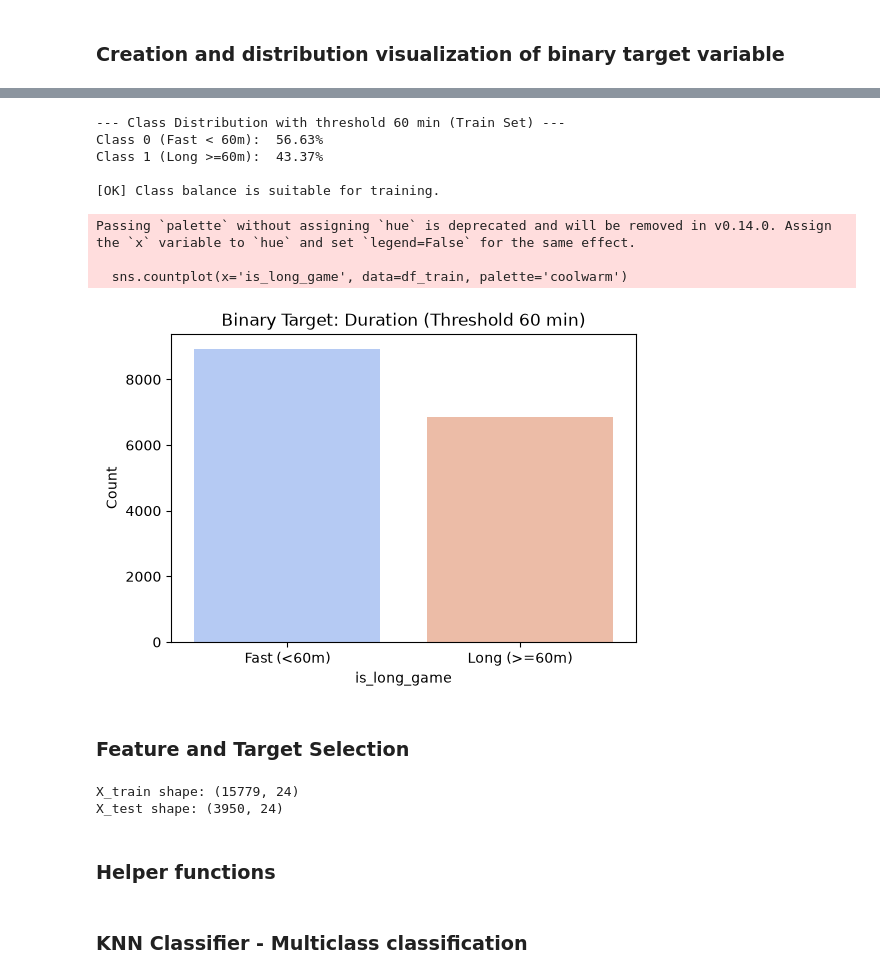
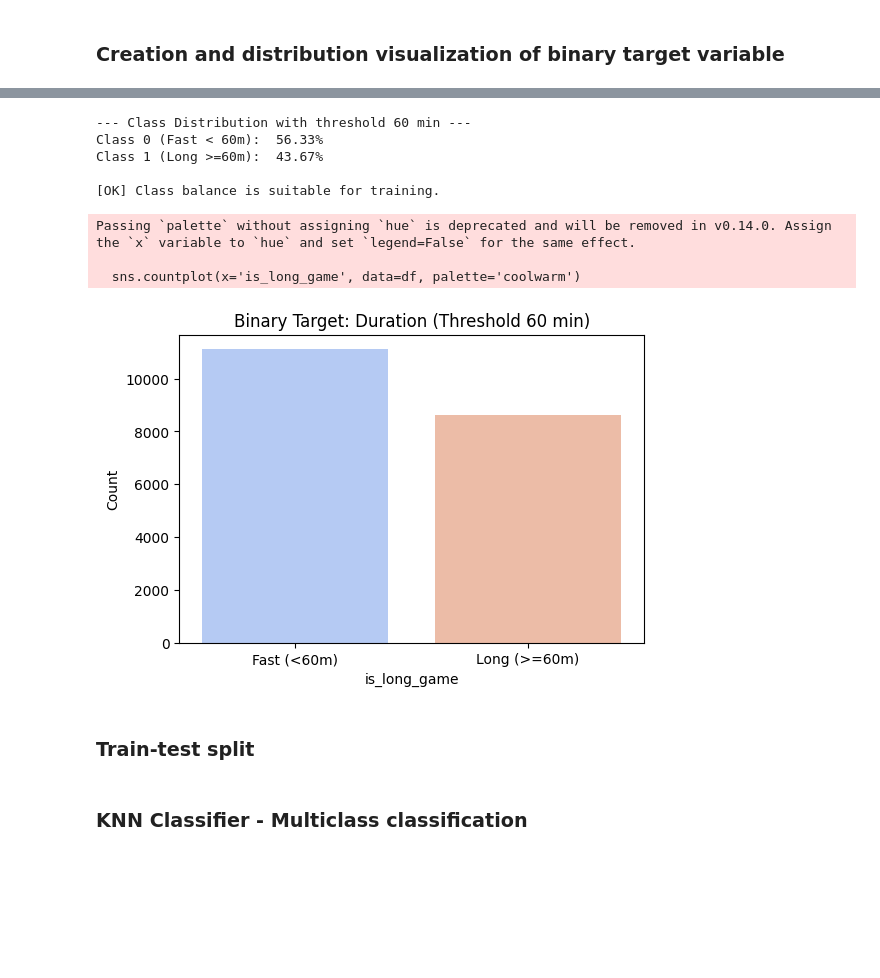
Before and after one commit to ecalabrese17/Board-Game-Data-Analytics, a Jupyter notebook: notebooks/3_classification.ipynb, the cells around one changed output, grey strips where cells are left out. Saved outputs shown, nothing was run; the diff lists cells and outputs as text; code cells hidden in the pictures; blank space fills up the shorter version.

```diff
--- a/notebooks/3_classification.ipynb
+++ b/notebooks/3_classification.ipynb
@@ -38,3 +31,6 @@ df_test = pd.read_csv('../data/cleaned_test.csv')
+# %%
+file_name= "..\\dm1_25_26_dataset\\cleaned_dataset.csv"
+df = pd.read_csv(file_name)
 # %% [markdown]
 ### **Distribution of multiclass target variable**
 # %%
@@ -85,53 +75,38 @@ Based on the descriptive statistics of the `ComMaxPlaytime` variable, we establi
 # %%
+# setting a threshold (t) for binary classification
+# Games >= t will be labeled as "Long" (1)
+# Games < t will be labeled as "Fast" (0)
+
 THRESHOLD_MINUTES = 60
 
-# Apply to both sets
-df_train['is_long_game'] = (df_train['ComMaxPlaytime'] >= THRESHOLD_MINUTES).astype(int)
-df_test['is_long_game'] = (df_test['ComMaxPlaytime'] >= THRESHOLD_MINUTES).astype(int)
+df['is_long_game'] = (df['ComMaxPlaytime'] >= THRESHOLD_MINUTES).astype(int)
 
-# Percentage distribution of the two classes (on the train set)
-counts = df_train['is_long_game'].value_counts(normalize=True) * 100
-print(f"--- Class Distribution with threshold {THRESHOLD_MINUTES} min (Train Set) ---")
+# Calculate the percentage distribution of the two classes
+counts = df['is_long_game'].value_counts(normalize=True) * 100
+print(f"--- Class Distribution with threshold {THRESHOLD_MINUTES} min ---")
 print(f"Class 0 (Fast < {THRESHOLD_MINUTES}m):  {counts[0]:.2f}%")
 print(f"Class 1 (Long >={THRESHOLD_MINUTES}m):  {counts[1]:.2f}%")
 
+# Automated check: If the minority class is too small (under 30%), warn the user.
 if counts[1] < 30:
     print("\n[!] WARNING: The 'Long' class is underrepresented. Consider lowering the threshold to the median (45 min).")
 else:
     print("\n[OK] Class balance is suitable for training.")
 
-# Plot the distribution
+# plot the distribution with threshold=90
 plt.figure(figsize=(6, 4))
-sns.countplot(x='is_long_game', data=df_train, palette='coolwarm')
+sns.countplot(x='is_long_game', data=df, palette='coolwarm')
 plt.title(f'Binary Target: Duration (Threshold {THRESHOLD_MINUTES} min)')
 plt.xticks([0, 1], [f'Fast (<{THRESHOLD_MINUTES}m)', f'Long (>={THRESHOLD_MINUTES}m)'])
 plt.ylabel('Count')
 plt.show()
 # %% [output]
---- Class Distribution with threshold 60 min (Train Set) ---
-Class 0 (Fast < 60m):  56.63%
-Class 1 (Long >=60m):  43.37%
+--- Class Distribution with threshold 60 min ---
+Class 0 (Fast < 60m):  56.33%
+Class 1 (Long >=60m):  43.67%
 
 [OK] Class balance is suitable for training.
 Passing `palette` without assigning `hue` is deprecated and will be removed in v0.14.0. Assign the `x` variable to `hue` and set `legend=False` for the same effect.
 
-  sns.countplot(x='is_long_game', data=df_train, palette='coolwarm')
+  sns.countplot(x='is_long_game', data=df, palette='coolwarm')
-[figure, old version]
+[figure, new version]
-# %% [markdown]
-### **Feature and Target Selection**
-# %%
-# Extract X and y for the training set
-X_train = df_train.drop(columns=['Rating', 'is_long_game'])
-y_train = df_train[['Rating', 'is_long_game']]
-
-# Extract X and y for the test set
-X_test = df_test.drop(columns=['Rating', 'is_long_game'])
-y_test = df_test[['Rating', 'is_long_game']]
-
-print(f"X_train shape: {X_train.shape}")
-print(f"X_test shape: {X_test.shape}")
-# %% [output]
-X_train shape: (15779, 24)
-X_test shape: (3950, 24)
-# %% [markdown]
-### **Helper functions**
@@ -232,0 +113,2 @@ def plot_multiclass_roc(model, X_test, y_test, classes, title):
+# %% [markdown]
+### **Train-test split**
```
Also changed, not shown: parts of 92 cells of this notebook, 3 other files.
